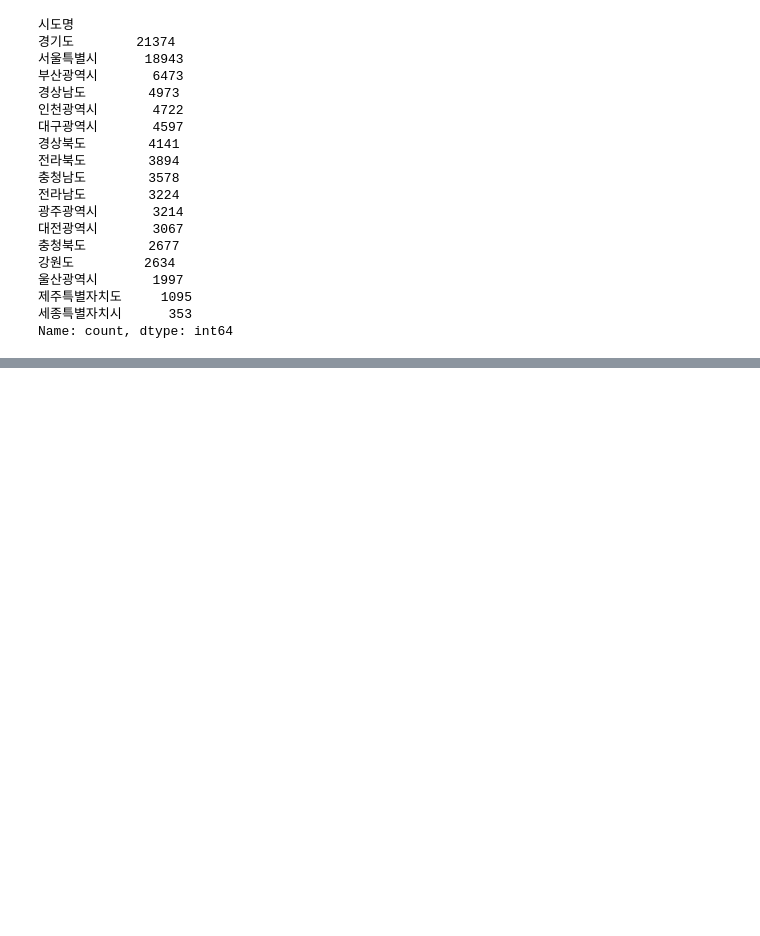
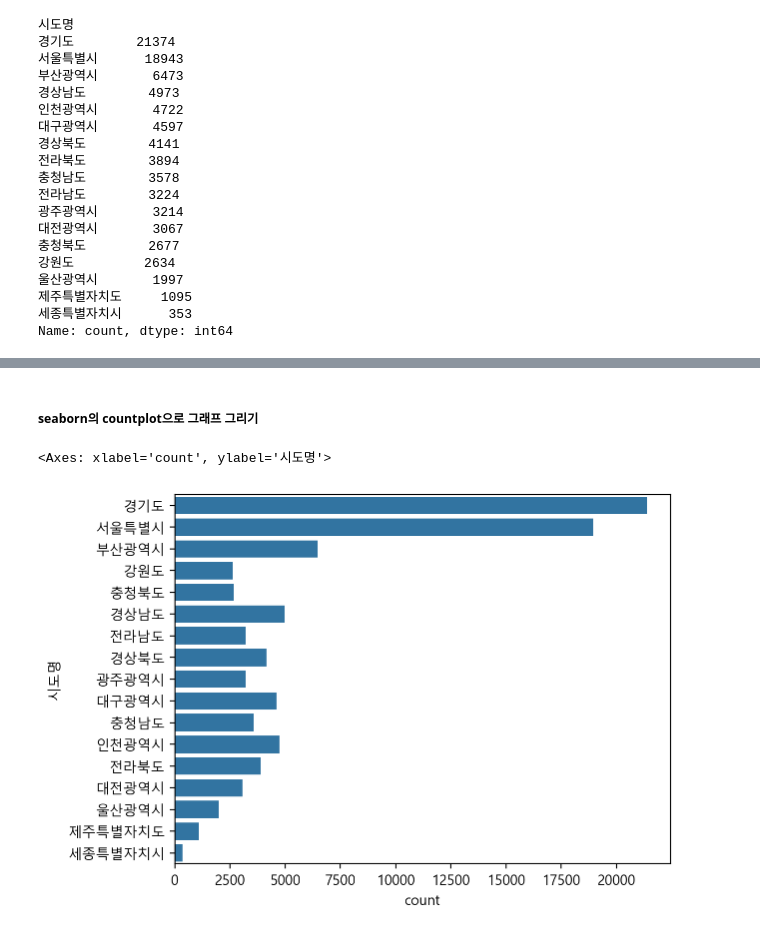
Before and after one commit to TAYKang1008/BAF-17-FRESH-Edu, a Jupyter notebook: 17기 신입교육세션 과제1_강태희.ipynb, the cells around one changed output, grey strips where cells are left out. Cells and saved outputs as stored; diff of their text form; code cells hidden in the pictures; blank space fills up the shorter version.

```diff
--- a/17기 신입교육세션 과제1_강태희.ipynb
+++ b/17기 신입교육세션 과제1_강태희.ipynb
@@ -448,0 +487,7 @@ df.describe()
+# %% [markdown]
+##### seaborn의 countplot으로 그래프 그리기
+# %%
+sns.countplot(data=df, y='시도명')
+# %% [output]
+<Axes: xlabel='count', ylabel='시도명'>
+[figure, added]
```
Also changed, not shown: parts of 21 cells of this notebook.
